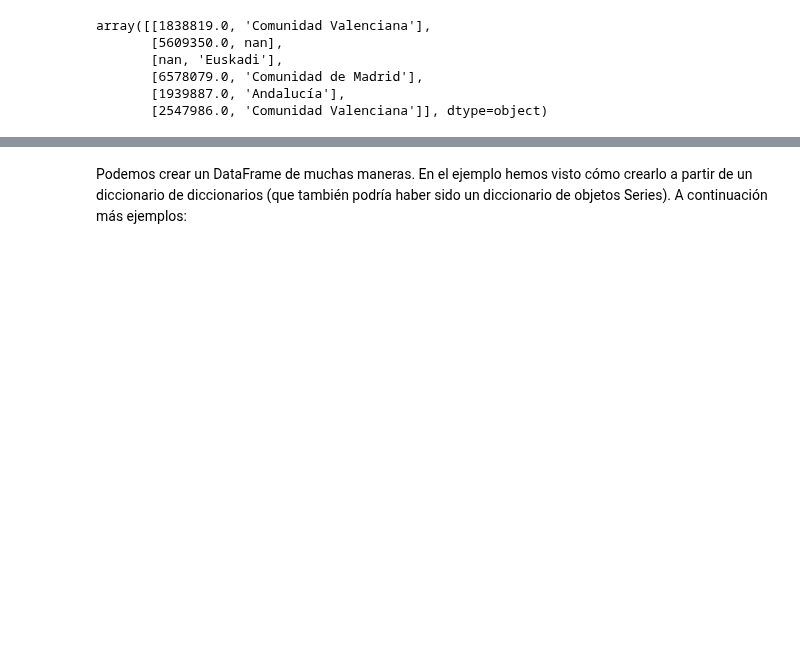
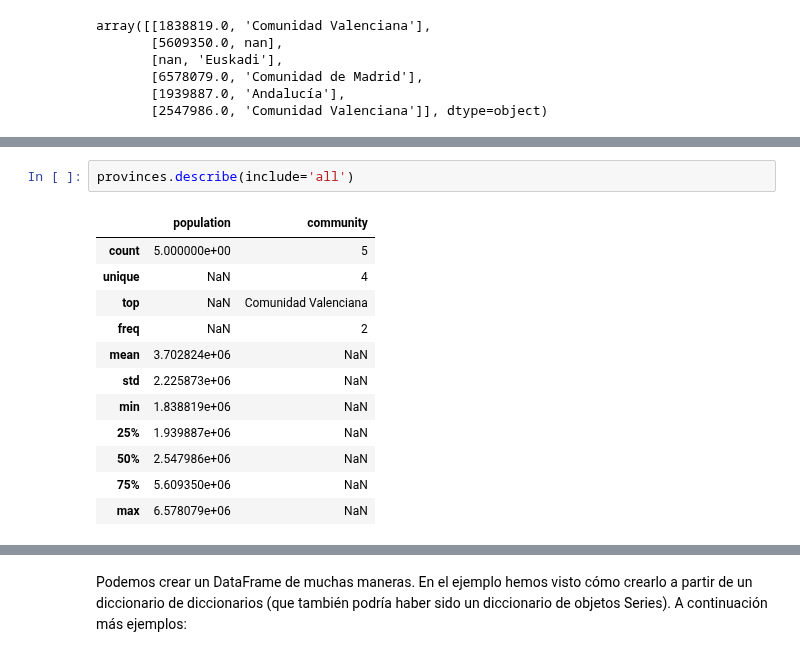
Before and after one commit to pyjaime/python3-101, a Jupyter notebook: python3_pandas_es.ipynb, the cells around one changed output, grey strips where cells are left out. Saved outputs shown, nothing was run; the diff lists cells and outputs as text; blank space fills up the shorter version.

```diff
--- a/python3_pandas_es.ipynb
+++ b/python3_pandas_es.ipynb
@@ -118,0 +130,15 @@ array([[1838819.0, 'Comunidad Valenciana'],
+# %%
+provinces.describe(include='all')
+# %% [output]
+|  | population | community |
+| count | 5.000000e+00 | 5 |
+| unique | NaN | 4 |
+| top | NaN | Comunidad Valenciana |
+| freq | NaN | 2 |
+| mean | 3.702824e+06 | NaN |
+| std | 2.225873e+06 | NaN |
+| min | 1.838819e+06 | NaN |
+| 25% | 1.939887e+06 | NaN |
+| 50% | 2.547986e+06 | NaN |
+| 75% | 5.609350e+06 | NaN |
+| max | 6.578079e+06 | NaN |
```
Also changed, not shown: parts of 12 cells of this notebook.
